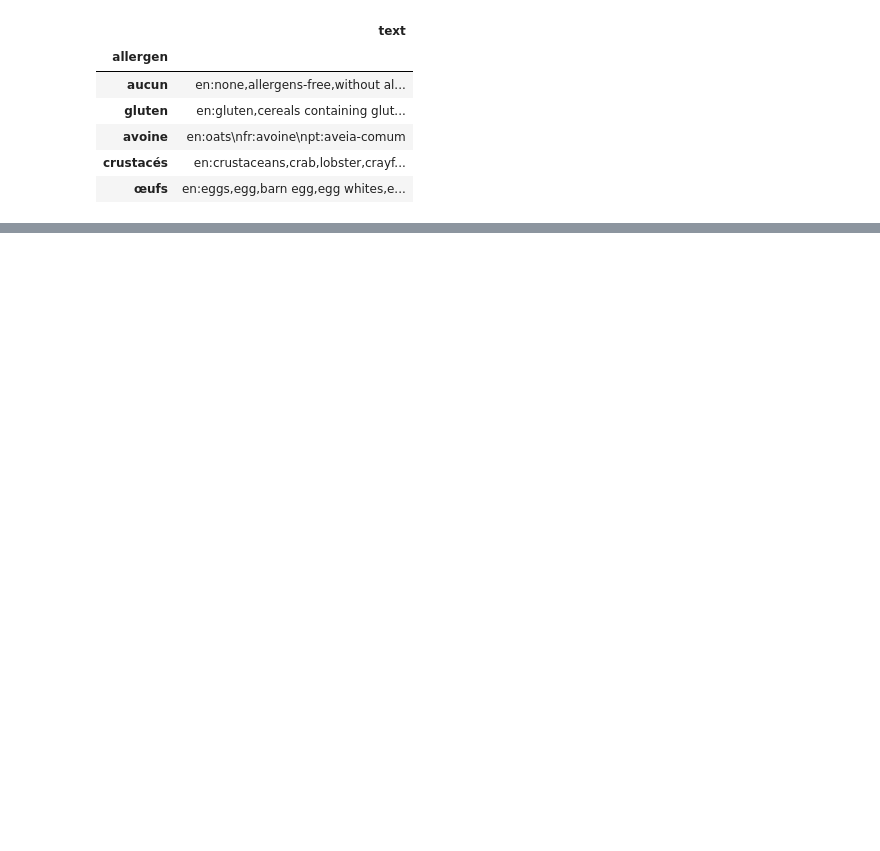
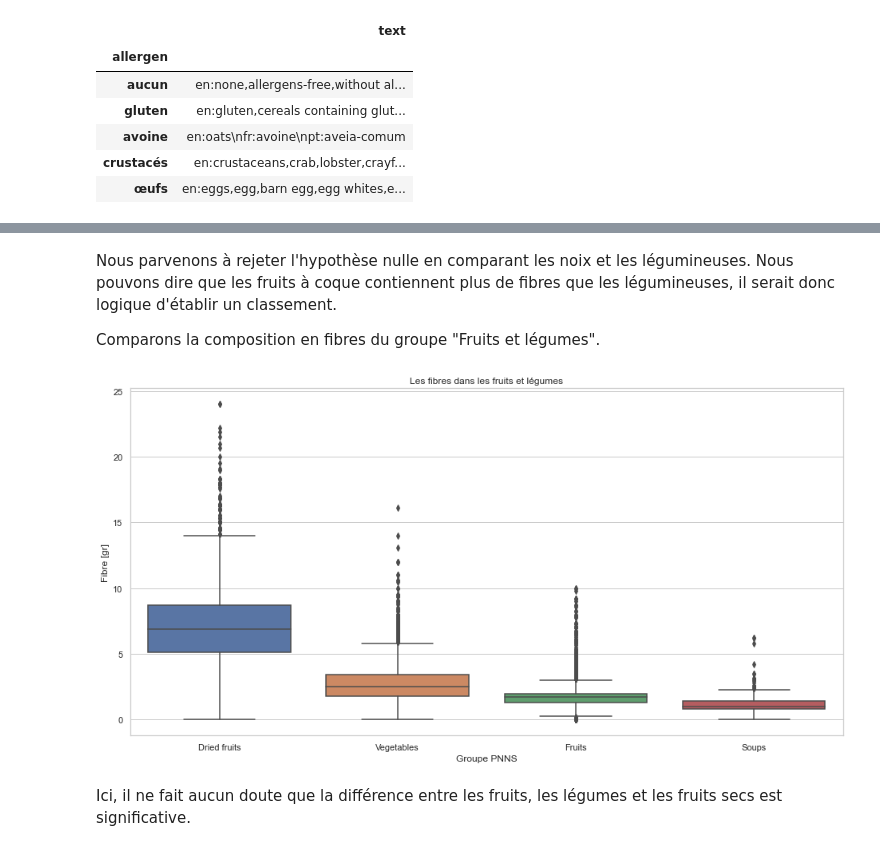
Before and after one commit to Abdess/sante_publique_france, a Jupyter notebook: P3_01_nettoyage.ipynb, the cells around one changed output, grey strips where cells are left out. Cells and saved outputs as stored; diff of their text form; code cells hidden in the pictures; blank space fills up the shorter version.

```diff
--- a/P3_01_notebook.ipynb
+++ b/P3_01_nettoyage.ipynb
@@ -1604,0 +2001,28 @@ De cette manière les agents peuvent facilement mener une étude sur les allerg
+# %% [markdown]
+Nous parvenons à rejeter l'hypothèse nulle en comparant les noix et les légumineuses. Nous pouvons dire que les fruits à coque contiennent plus de fibres que les légumineuses, il serait donc logique d'établir un classement.
+
+Comparons la composition en fibres du groupe "Fruits et légumes".
+# %%
+# Construire un Dataframe avec seulement les produits
+# du groupe 1 des PNNS "Fruits and vegetables".
+df_nutrients_fiber = df_nutrients.loc[df_nutrients.pnns_groups_1 ==
+                                      'Fruits and vegetables']
+
+# Traçer une boîte à moustache pour comparer
+# les statistiques de chaque groupe.
+sns.set(style="whitegrid")
+
+plt.figure(figsize=(16, 8))
+sns.boxplot(x='pnns_groups_2',
+            y='fiber_100g',
+            data=df_nutrients_fiber,
+            order=['Dried fruits', 'Vegetables', 'Fruits', 'Soups'])
+
+plt.xlabel('Groupe PNNS')
+plt.ylabel('Fibre [gr]')
+plt.title('Les fibres dans les fruits et légumes')
+plt.show()
+# %% [output]
+[figure, added]
+# %% [markdown]
+Ici, il ne fait aucun doute que la différence entre les fruits, les légumes et les fruits secs est significative.
```
Also changed, not shown: parts of 150 cells of this notebook, 2 other files.
